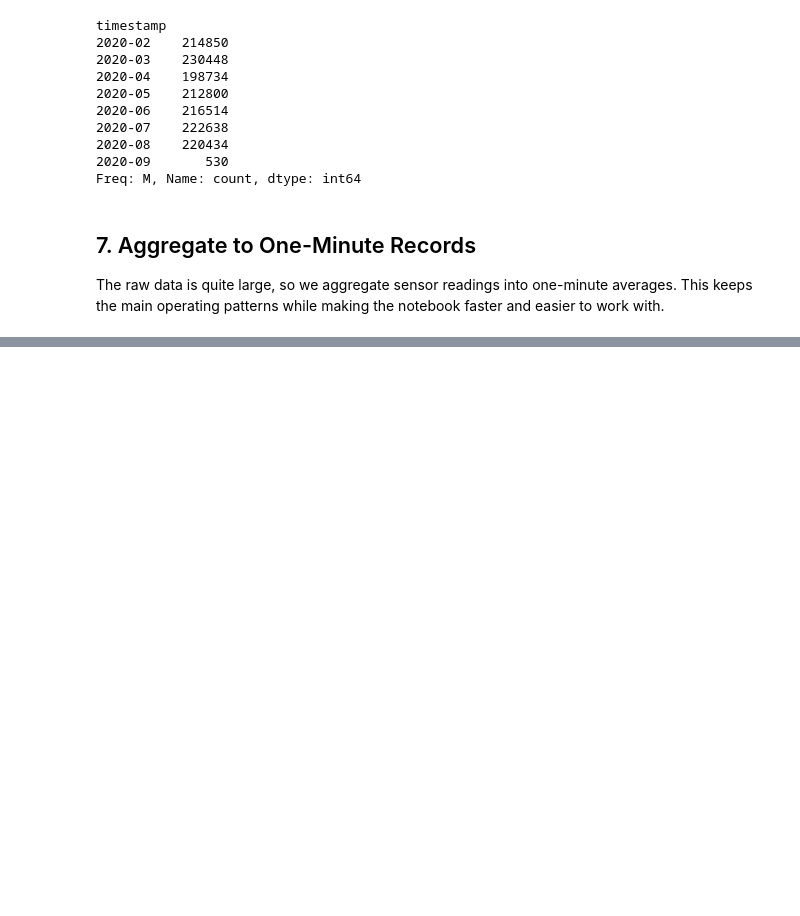
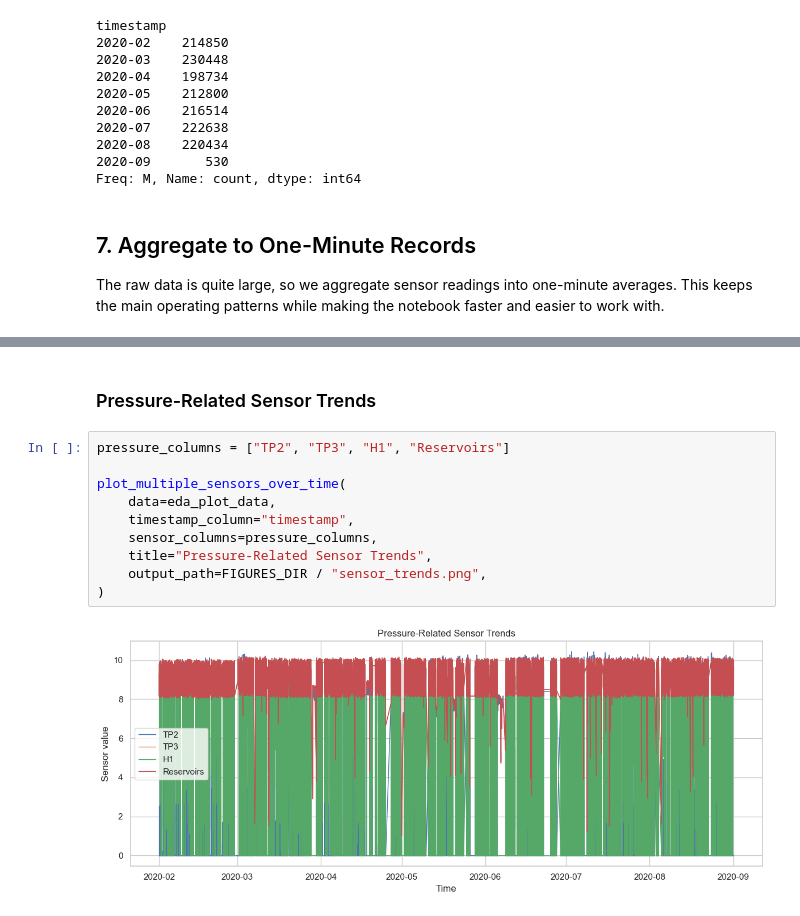
Before and after one commit to kamil-kucharski/railway-telemetry-anomaly-detection, a Jupyter notebook: notebooks/01_metroguard_telemetry_analysis.ipynb, the cells around one changed output, grey strips where cells are left out. Cells and saved outputs as stored; diff of their text form; blank space fills up the shorter version.

```diff
--- a/notebooks/01_metroguard_telemetry_analysis.ipynb
+++ b/notebooks/01_metroguard_telemetry_analysis.ipynb
@@ -267,0 +312,14 @@ minute_data.describe().T
+# %% [markdown]
+### Pressure-Related Sensor Trends
+# %%
+pressure_columns = ["TP2", "TP3", "H1", "Reservoirs"]
+
+plot_multiple_sensors_over_time(
+    data=eda_plot_data,
+    timestamp_column="timestamp",
+    sensor_columns=pressure_columns,
+    title="Pressure-Related Sensor Trends",
+    output_path=FIGURES_DIR / "sensor_trends.png",
+)
+# %% [output]
+[figure, added]
```
Also changed, not shown: parts of 11 cells of this notebook, 6 other files.
